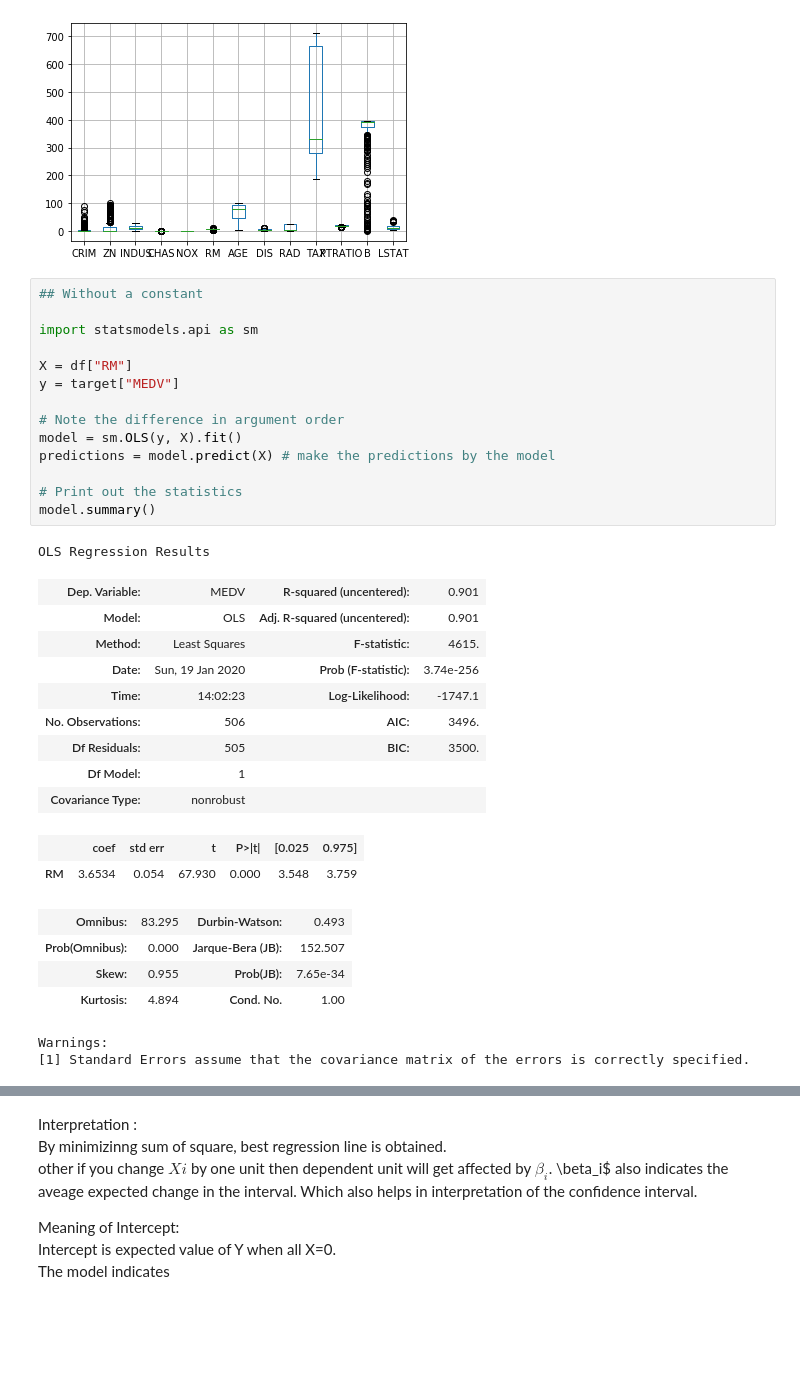
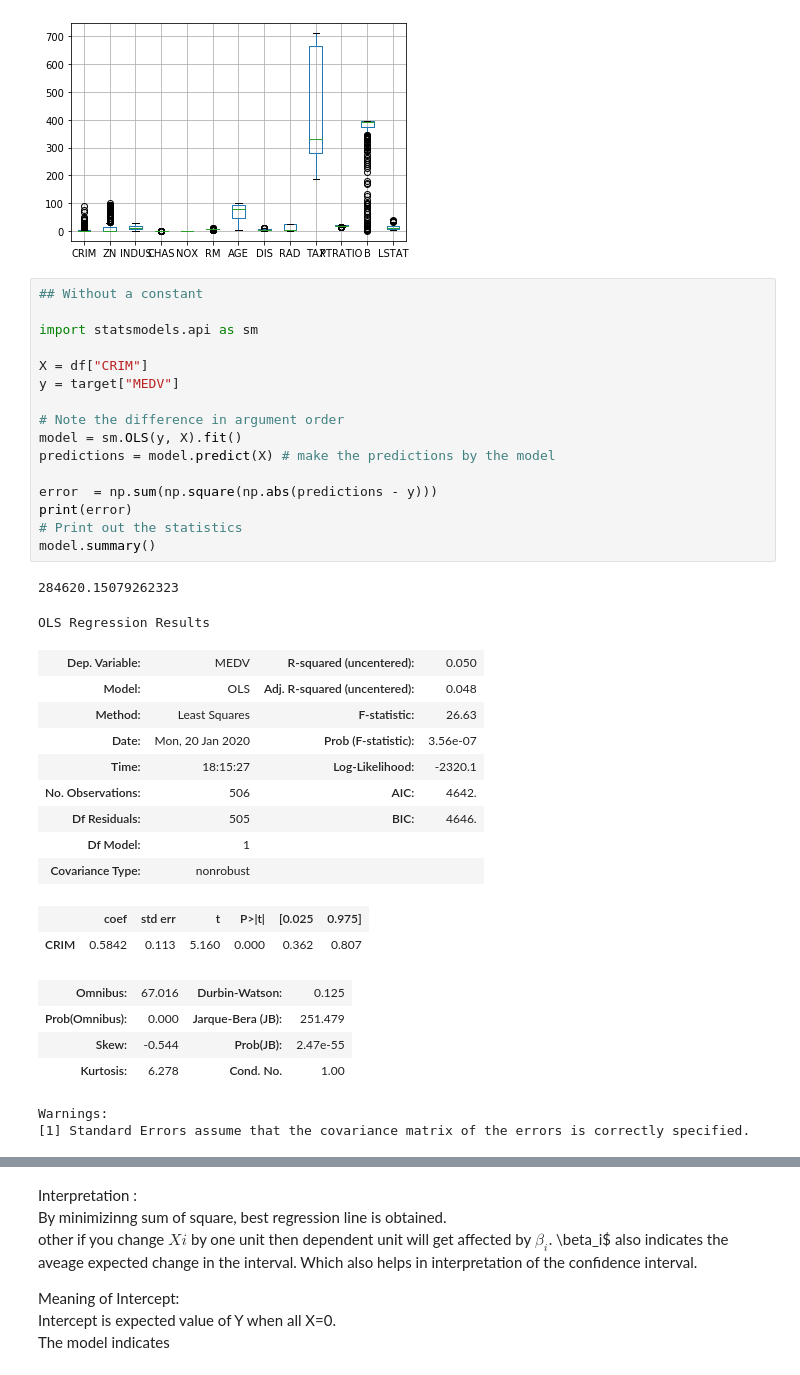
Before and after one commit to pragneshrana/Algo_Trial, a Jupyter notebook: ANOVA_INTERPRETATION.ipynb, the cells around one changed output, grey strips where cells are left out. Saved outputs shown, nothing was run; the diff lists cells and outputs as text; blank space fills up the shorter version.

```diff
--- a/ANOVA_INTERPRETATION.ipynb
+++ b/ANOVA_INTERPRETATION.ipynb
@@ -40,36 +40,39 @@ df.boxplot()
 # %%
 ## Without a constant
 
 import statsmodels.api as sm
 
-X = df["RM"]
+X = df["CRIM"]
 y = target["MEDV"]
 
 # Note the difference in argument order
 model = sm.OLS(y, X).fit()
 predictions = model.predict(X) # make the predictions by the model
 
+error  = np.sum(np.square(np.abs(predictions - y)))
+print(error)
 # Print out the statistics
 model.summary()
 # %% [output]
-OLS Regression Results
+284620.15079262323
+OLS Regression Results
-| Dep. Variable: | MEDV | R-squared (uncentered): | 0.901 |
-| Model: | OLS | Adj. R-squared (uncentered): | 0.901 |
-| Method: | Least Squares | F-statistic: | 4615. |
-| Date: | Sun, 19 Jan 2020 | Prob (F-statistic): | 3.74e-256 |
-| Time: | 14:02:23 | Log-Likelihood: | -1747.1 |
-| No. Observations: | 506 | AIC: | 3496. |
-| Df Residuals: | 505 | BIC: | 3500. |
+| Dep. Variable: | MEDV | R-squared (uncentered): | 0.050 |
+| Model: | OLS | Adj. R-squared (uncentered): | 0.048 |
+| Method: | Least Squares | F-statistic: | 26.63 |
+| Date: | Mon, 20 Jan 2020 | Prob (F-statistic): | 3.56e-07 |
+| Time: | 18:15:27 | Log-Likelihood: | -2320.1 |
+| No. Observations: | 506 | AIC: | 4642. |
+| Df Residuals: | 505 | BIC: | 4646. |
 | Df Model: | 1 |  |  |
 | Covariance Type: | nonrobust |  |  |
 |  | coef | std err | t | P>|t| | [0.025 | 0.975] |
-| RM | 3.6534 | 0.054 | 67.930 | 0.000 | 3.548 | 3.759 |
+| CRIM | 0.5842 | 0.113 | 5.160 | 0.000 | 0.362 | 0.807 |
-| Omnibus: | 83.295 | Durbin-Watson: | 0.493 |
-| Prob(Omnibus): | 0.000 | Jarque-Bera (JB): | 152.507 |
-| Skew: | 0.955 | Prob(JB): | 7.65e-34 |
-| Kurtosis: | 4.894 | Cond. No. | 1.00 |
+| Omnibus: | 67.016 | Durbin-Watson: | 0.125 |
+| Prob(Omnibus): | 0.000 | Jarque-Bera (JB): | 251.479 |
+| Skew: | -0.544 | Prob(JB): | 2.47e-55 |
+| Kurtosis: | 6.278 | Cond. No. | 1.00 |
-Warnings:
-[1] Standard Errors assume that the covariance matrix of the errors is correctly specified.
+Warnings:
+[1] Standard Errors assume that the covariance matrix of the errors is correctly specified.
 # %%
 ## With a constant Multiple
 
```
Also changed, not shown: parts of 3 cells of this notebook.
